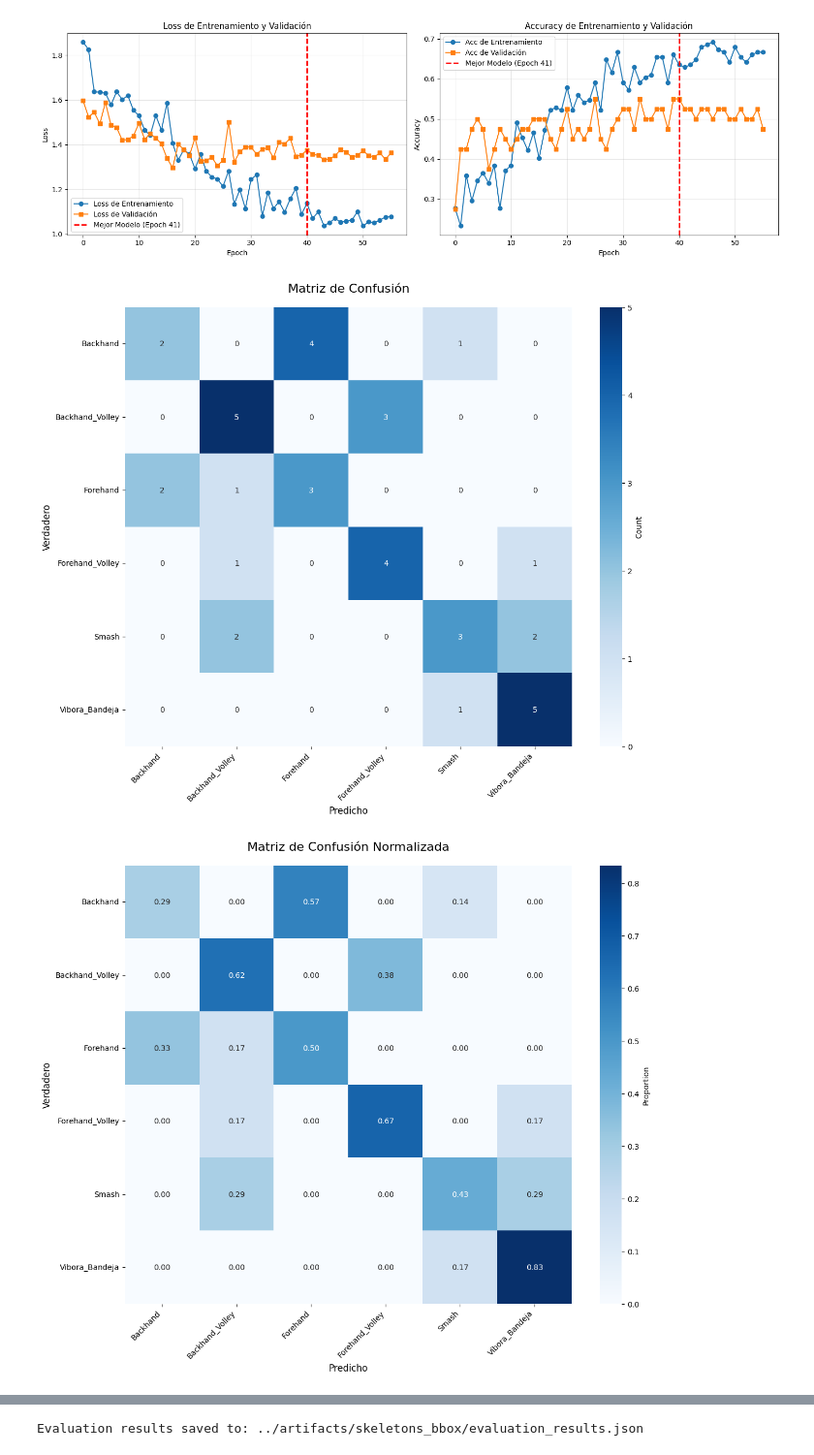
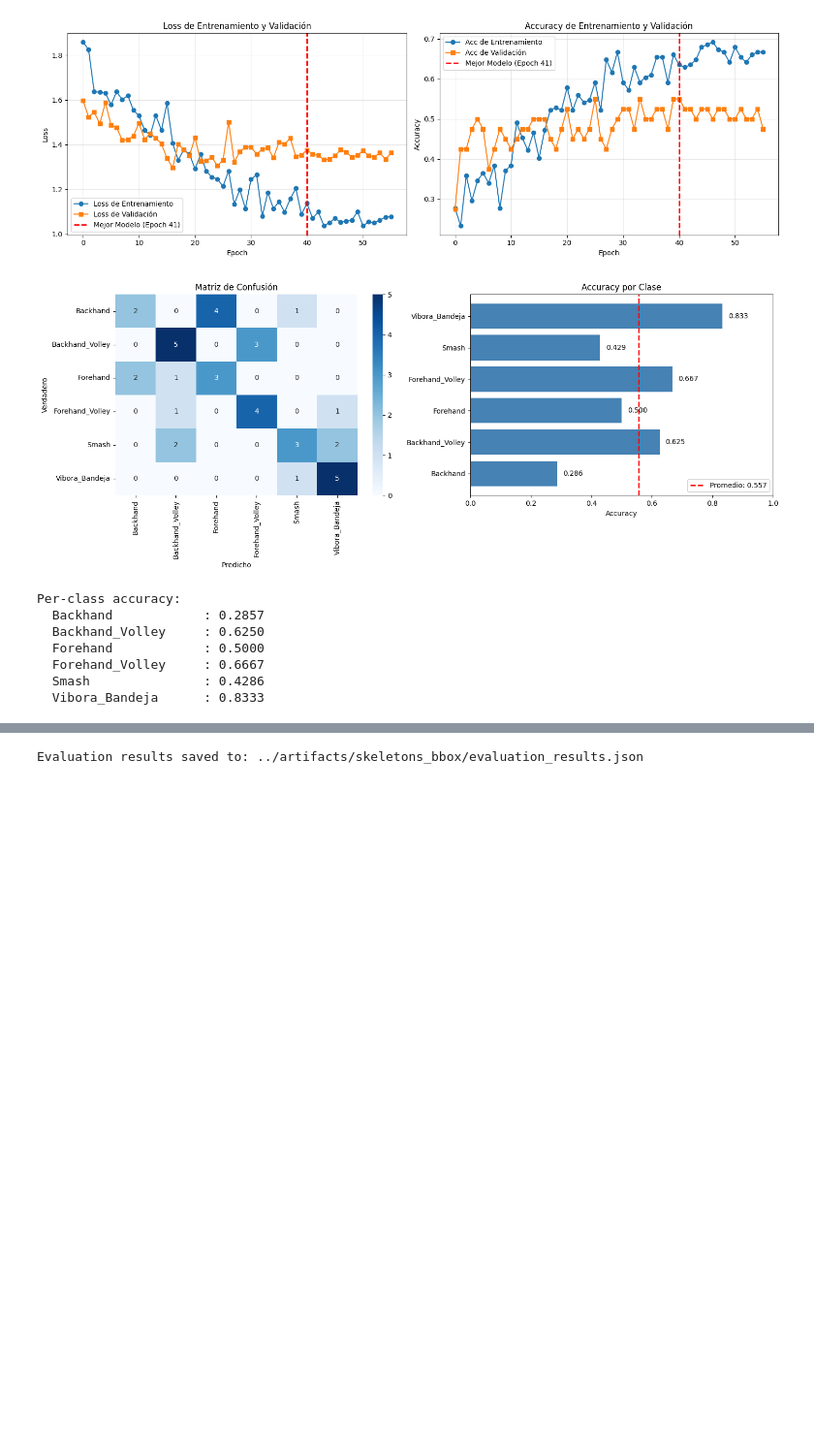
Before and after one commit to romogo17/padel-cv, a Jupyter notebook: notebooks/stroke-classification-skeletons.ipynb, the cells around one changed output, grey strips where cells are left out. Shown at 97% size. Saved outputs shown, nothing was run; the diff lists cells and outputs as text; code cells hidden in the pictures; blank space fills up the shorter version.

```diff
--- a/notebooks/stroke-classification-skeletons.ipynb
+++ b/notebooks/stroke-classification-skeletons.ipynb
@@ -1364,38 +1382,43 @@ plt.show()
 # %% [output]
 [figure]
 # %%
-# Confusion Matrix
+# Confusion Matrix and Per-class Accuracy
 cm = confusion_matrix(all_labels, all_preds)
+per_class_acc = cm.diagonal() / cm.sum(axis=1)
 
-# Plot confusion matrix
-plt.figure(figsize=(12, 10))
+fig, axes = plt.subplots(1, 2, figsize=(15, 6))
+
+# Confusion matrix heatmap
 sns.heatmap(cm, annot=True, fmt='d', cmap='Blues',
-            xticklabels=val_dataset.labels,
-            yticklabels=val_dataset.labels,
-            cbar_kws={'label': 'Count'})
-plt.title('Matriz de Confusión', fontsize=16, pad=20)
-plt.xlabel('Predicho', fontsize=12)
-plt.ylabel('Verdadero', fontsize=12)
-plt.xticks(rotation=45, ha='right')
-plt.yticks(rotation=0)
+            xticklabels=val_dataset.labels, yticklabels=val_dataset.labels, ax=axes[0])
+axes[0].set_xlabel('Predicho')
+axes[0].set_ylabel('Verdadero')
+axes[0].set_title('Matriz de Confusión')
+
+# Per-class accuracy
+avg_class_acc = per_class_acc.mean()
+
+axes[1].barh(val_dataset.labels, per_class_acc, color='steelblue')
+axes[1].axvline(x=avg_class_acc, color='red', linestyle='--', linewidth=2, label=f'Promedio: {avg_class_acc:.3f}')
+axes[1].set_xlabel('Accuracy')
+axes[1].set_title('Accuracy por Clase')
+axes[1].set_xlim([0, 1])
+axes[1].legend()
+for i, v in enumerate(per_class_acc):
+    axes[1].text(v + 0.02, i, f'{v:.3f}', va='center')
+
 plt.tight_layout()
 plt.show()
 
-# Normalized confusion matrix
-cm_normalized = cm.astype('float') / cm.sum(axis=1)[:, np.newaxis]
-
-plt.figure(figsize=(12, 10))
-sns.heatmap(cm_normalized, annot=True, fmt='.2f', cmap='Blues',
-            xticklabels=val_dataset.labels,
-            yticklabels=val_dataset.labels,
-            cbar_kws={'label': 'Proportion'})
-plt.title('Matriz de Confusión Normalizada', fontsize=16, pad=20)
-plt.xlabel('Predicho', fontsize=12)
-plt.ylabel('Verdadero', fontsize=12)
-plt.xticks(rotation=45, ha='right')
-plt.yticks(rotation=0)
-plt.tight_layout()
-plt.show()
+print("\nPer-class accuracy:")
+for label, acc in zip(val_dataset.labels, per_class_acc):
+    print(f"  {label:20s}: {acc:.4f}")
 # %% [output]
-[figure, old version]
+[figure, new version]
-[figure, removed]
+Per-class accuracy:
+  Backhand            : 0.2857
+  Backhand_Volley     : 0.6250
+  Forehand            : 0.5000
+  Forehand_Volley     : 0.6667
+  Smash               : 0.4286
+  Vibora_Bandeja      : 0.8333
```
Also changed, not shown: parts of 5 cells of this notebook, 1 other file.
